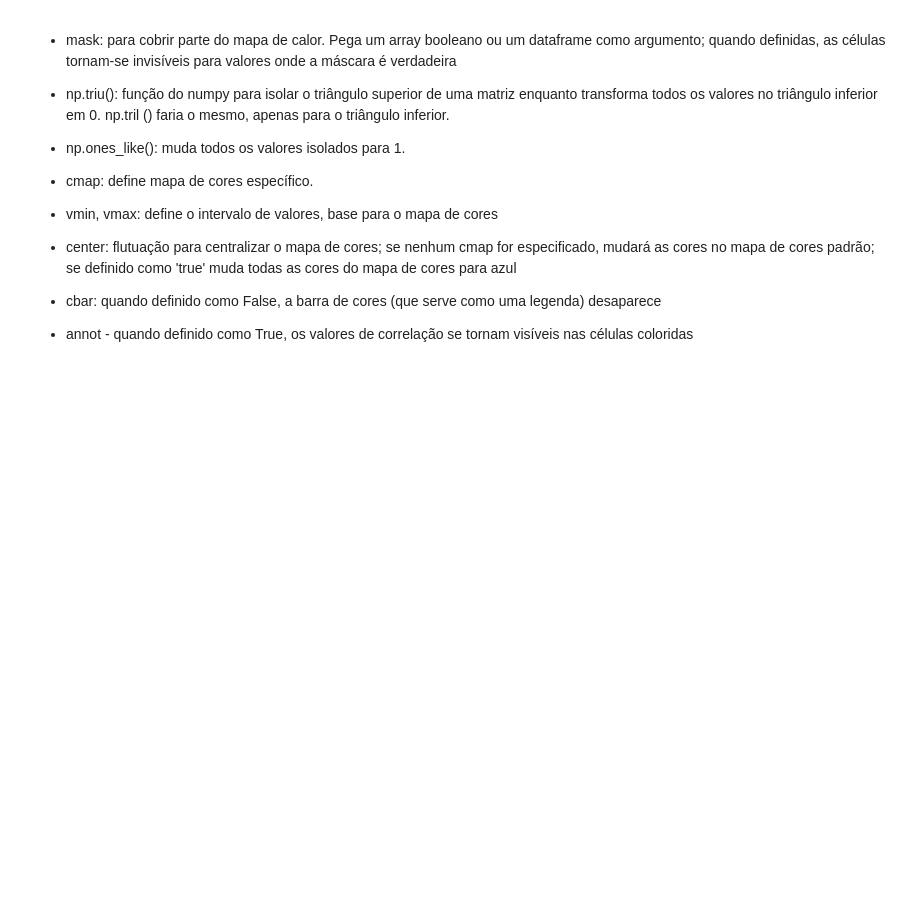
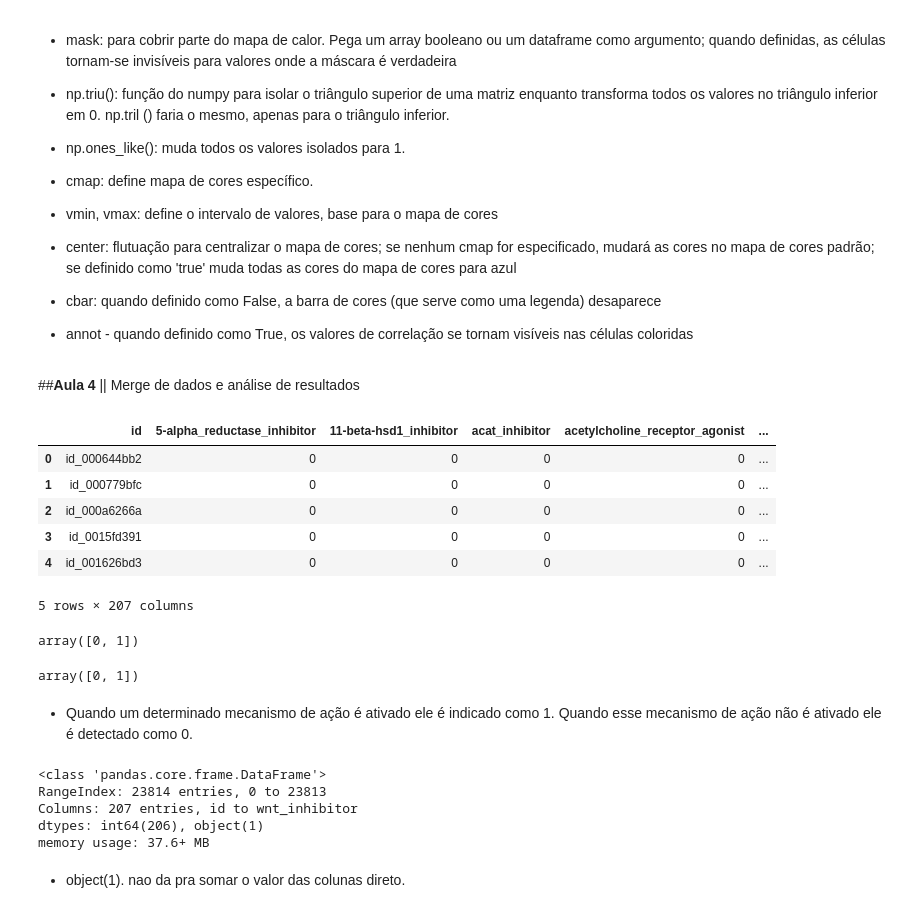
Before and after one commit to deboraa-gs/imersaodados3, a Jupyter notebook: Imersão_dados_Alura_Débora.ipynb, the cells around one changed output. Saved outputs shown, nothing was run; the diff lists cells and outputs as text; code cells hidden in the pictures; blank space fills up the shorter version.

```diff
--- a/Imersão_dados_Alura_Débora.ipynb
+++ b/Imersão_dados_Alura_Débora.ipynb
@@ -1044,3 +1044,39 @@ np.tril () faria o mesmo, apenas para o triângulo inferior.
 * cbar: quando definido como False, a barra de cores (que serve como uma legenda) desaparece
 
 * annot - quando definido como True, os valores de correlação se tornam visíveis nas células coloridas
+# %% [markdown]
+##**Aula 4** || Merge de dados e análise de resultados
+# %%
+#base de dados com os resultados
+dados_resultados = pd.read_csv('https://github.com/alura-cursos/imersaodados3/blob/main/dados/dados_resultados.csv?raw=true')
+dados_resultados.head()
+# %% [output]
+|  | id | 5-alpha_reductase_inhibitor | 11-beta-hsd1_inhibitor | acat_inhibitor | acetylcholine_receptor_agonist | ... |
+| 0 | id_000644bb2 | 0 | 0 | 0 | 0 | ... |
+| 1 | id_000779bfc | 0 | 0 | 0 | 0 | ... |
+| 2 | id_000a6266a | 0 | 0 | 0 | 0 | ... |
+| 3 | id_0015fd391 | 0 | 0 | 0 | 0 | ... |
+| 4 | id_001626bd3 | 0 | 0 | 0 | 0 | ... |
+5 rows × 207 columns
+# %%
+# Os nomes das colunas são os mecanismos de ação das drogas
+dados_resultados['acat_inhibitor'].unique()
+# %% [output]
+array([0, 1])
+# %%
+dados_resultados['acetylcholine_receptor_agonist'].unique()
+# %% [output]
+array([0, 1])
+# %% [markdown]
+* Quando um determinado mecanismo de ação é ativado ele é indicado como 1. Quando esse mecanismo de ação não é ativado ele é detectado como 0.
+# %%
+#verificando se as colunas possuem somente numeros ou strings também
+dados_resultados.info()
+# %% [output]
+<class 'pandas.core.frame.DataFrame'>
+RangeIndex: 23814 entries, 0 to 23813
+Columns: 207 entries, id to wnt_inhibitor
+dtypes: int64(206), object(1)
+memory usage: 37.6+ MB
+# %% [markdown]
+* object(1). nao da pra somar o valor das colunas direto.
```
Also changed, not shown: parts of 23 cells of this notebook.
